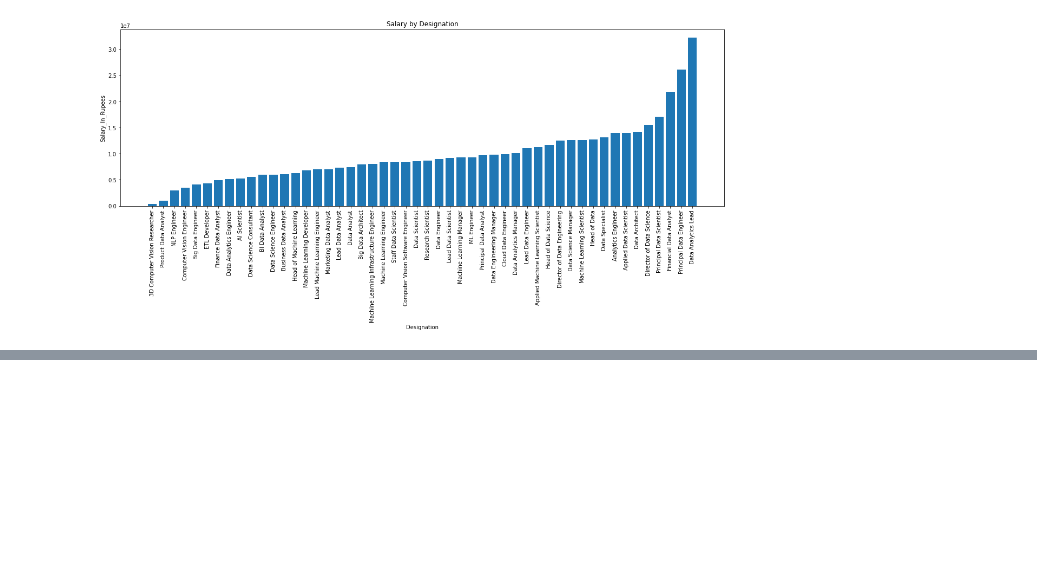
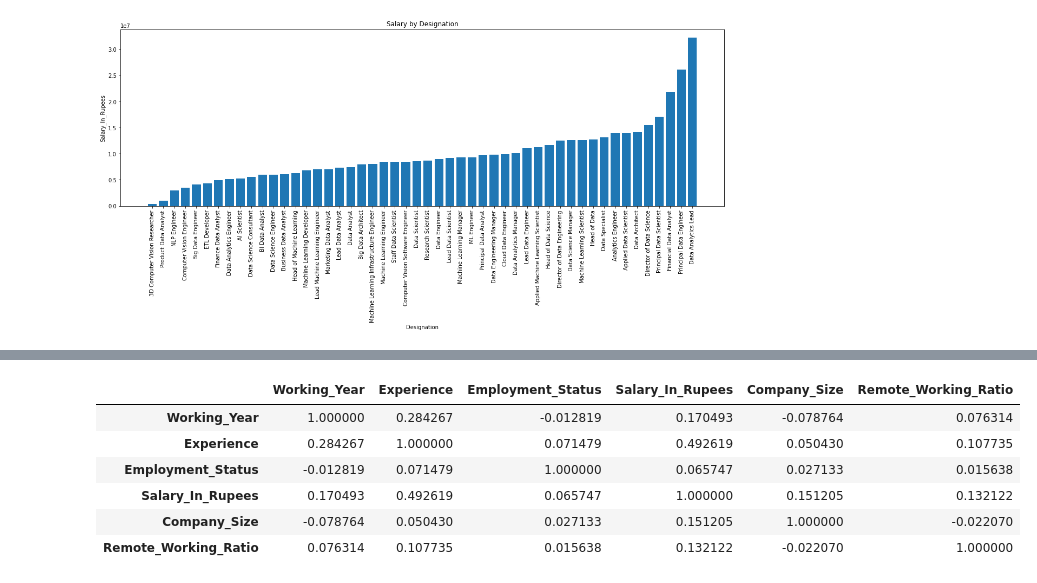
Before and after one commit to mrodriguez2000/Python, a Jupyter notebook: Visualización.ipynb, the cells around one changed output, grey strips where cells are left out. Saved outputs shown, nothing was run; the diff lists cells and outputs as text; code cells hidden in the pictures; blank space fills up the shorter version.

```diff
--- a/Visualización.ipynb
+++ b/Visualización.ipynb
@@ -40,0 +135,12 @@ plt.show()
+# %%
+df["Id"] = df["Id"].to_string()
+df["Employment_Status"] = df["Employment_Status"].astype(int)
+df.corr()
+# %% [output]
+|  | Working_Year | Experience | Employment_Status | Salary_In_Rupees | Company_Size | Remote_Working_Ratio |
+| Working_Year | 1.000000 | 0.284267 | -0.012819 | 0.170493 | -0.078764 | 0.076314 |
+| Experience | 0.284267 | 1.000000 | 0.071479 | 0.492619 | 0.050430 | 0.107735 |
+| Employment_Status | -0.012819 | 0.071479 | 1.000000 | 0.065747 | 0.027133 | 0.015638 |
+| Salary_In_Rupees | 0.170493 | 0.492619 | 0.065747 | 1.000000 | 0.151205 | 0.132122 |
+| Company_Size | -0.078764 | 0.050430 | 0.027133 | 0.151205 | 1.000000 | -0.022070 |
+| Remote_Working_Ratio | 0.076314 | 0.107735 | 0.015638 | 0.132122 | -0.022070 | 1.000000 |
```
Also changed, not shown: parts of 14 cells of this notebook.
